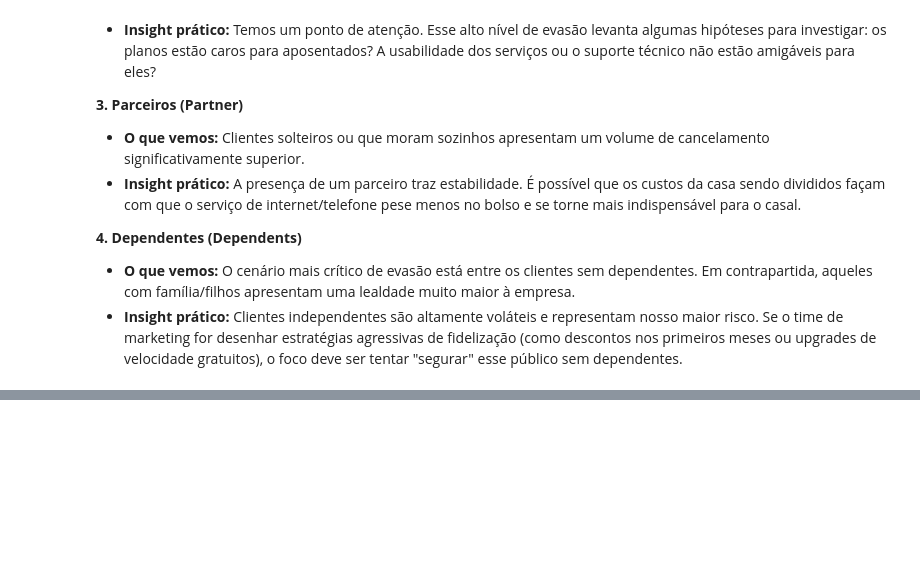
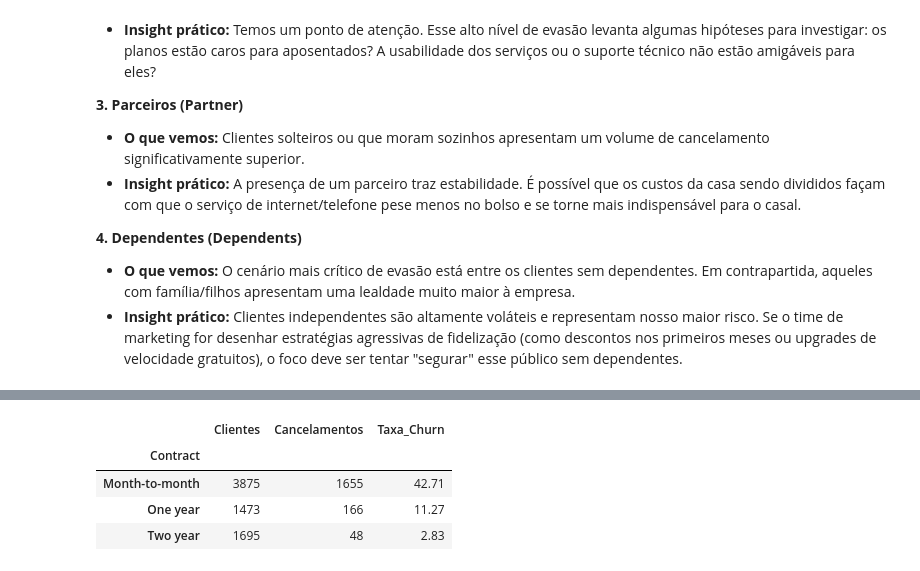
Before and after one commit to weszxl/eda_telco_customer, a Jupyter notebook: telco_customer.ipynb, the cells around one changed output, grey strips where cells are left out. Saved outputs shown, nothing was run; the diff lists cells and outputs as text; code cells hidden in the pictures; blank space fills up the shorter version.

```diff
--- a/telco_customer.ipynb
+++ b/telco_customer.ipynb
@@ -746,0 +557,22 @@ A longo prazo, a diferença entre o cliente básico e o cliente "premium" desapa
+# %%
+contrato_churn = (
+    data.groupby('Contract')
+    .agg(
+        Clientes=('Churn', 'size'),
+        Cancelamentos=('Churn_Rate', 'sum'),
+        Taxa_Churn=('Churn_Rate', 'mean')
+    )
+    .sort_values('Taxa_Churn', ascending=False)
+)
+
+contrato_churn['Taxa_Churn'] = (
+    contrato_churn['Taxa_Churn'] * 100
+).round(2)
+
+contrato_churn
+# %% [output]
+|  | Clientes | Cancelamentos | Taxa_Churn |
+| Contract |  |  |  |
+| Month-to-month | 3875 | 1655 | 42.71 |
+| One year | 1473 | 166 | 11.27 |
+| Two year | 1695 | 48 | 2.83 |
```
Also changed, not shown: parts of 32 cells of this notebook.
